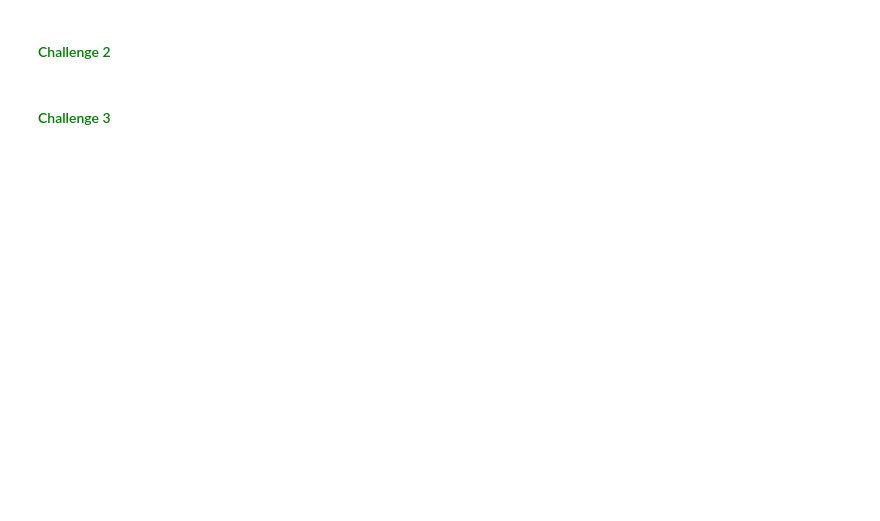
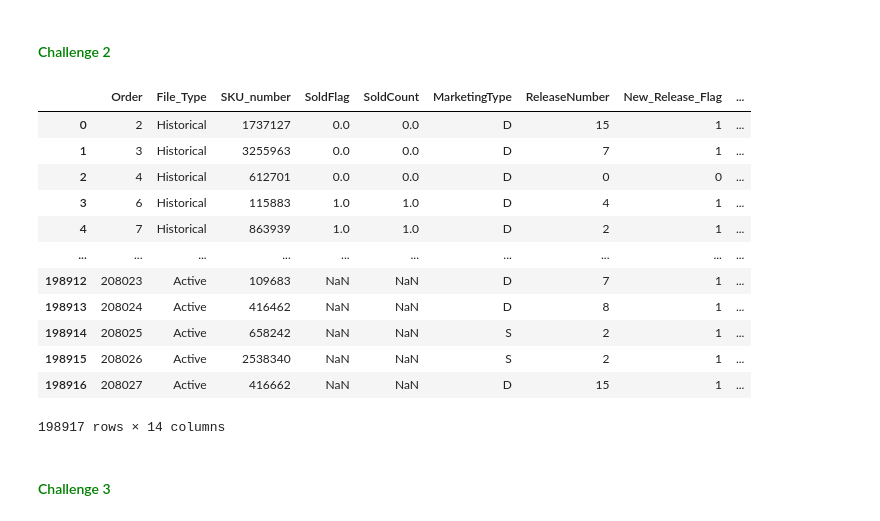
Before and after one commit to GlendahMoraa/prep-course, a Jupyter notebook: Python Programming_ Outliers.ipynb, the cells around one changed output. Cells and saved outputs as stored; diff of their text form; code cells hidden in the pictures; blank space fills up the shorter version.

```diff
--- a/Python Programming_ Outliers.ipynb
+++ b/Python Programming_ Outliers.ipynb
@@ -290,16 +288,31 @@ memory usage: 1.1+ MB
 # %%
 # Challenge 2
 # ---
 # Attached is a set of products in which a sales and marketing team are trying to determine
 # which products we should continue to sell, and which products to remove from our inventory.
 # The file contains BOTH historical sales data AND active inventory,
 # which can be discerned with the column titled "File Type".
 # Find and deal with outliers in this dataset;
 # ---
 # Dataset url = http://bit.ly/MSProductSales
 # ---
 #
-OUR CODE GOES HERE
+df = pd.read_csv('SalesKaggle3.csv')
+df
+# %% [output]
+|  | Order | File_Type | SKU_number | SoldFlag | SoldCount | MarketingType | ReleaseNumber | New_Release_Flag | ... |
+| 0 | 2 | Historical | 1737127 | 0.0 | 0.0 | D | 15 | 1 | ... |
+| 1 | 3 | Historical | 3255963 | 0.0 | 0.0 | D | 7 | 1 | ... |
+| 2 | 4 | Historical | 612701 | 0.0 | 0.0 | D | 0 | 0 | ... |
+| 3 | 6 | Historical | 115883 | 1.0 | 1.0 | D | 4 | 1 | ... |
+| 4 | 7 | Historical | 863939 | 1.0 | 1.0 | D | 2 | 1 | ... |
+| ... | ... | ... | ... | ... | ... | ... | ... | ... | ... |
+| 198912 | 208023 | Active | 109683 | NaN | NaN | D | 7 | 1 | ... |
+| 198913 | 208024 | Active | 416462 | NaN | NaN | D | 8 | 1 | ... |
+| 198914 | 208025 | Active | 658242 | NaN | NaN | S | 2 | 1 | ... |
+| 198915 | 208026 | Active | 2538340 | NaN | NaN | S | 2 | 1 | ... |
+| 198916 | 208027 | Active | 416662 | NaN | NaN | D | 15 | 1 | ... |
+198917 rows × 14 columns
 # %% [markdown]
 #### <font color="green">Challenge 3</font>
 # %%
```
Also changed, not shown: parts of 10 cells of this notebook, 7 other files.
